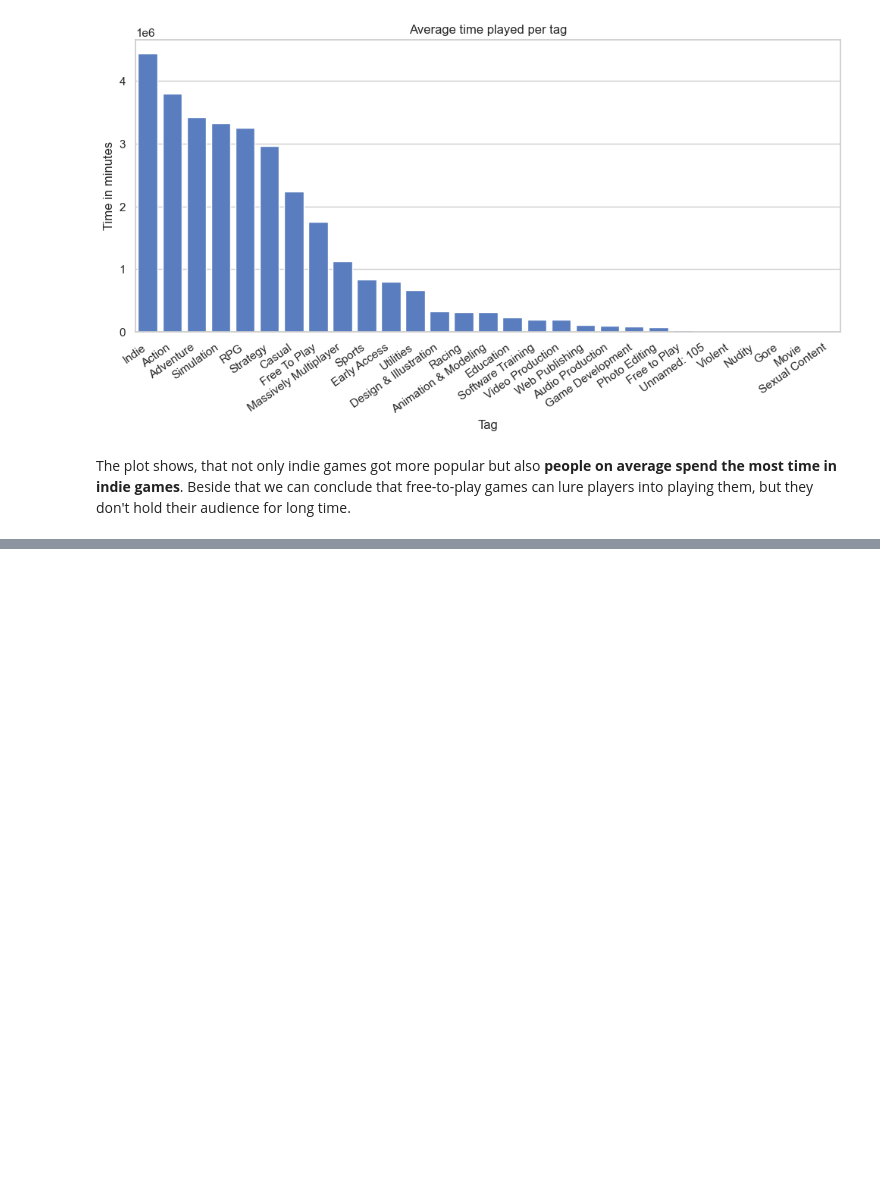
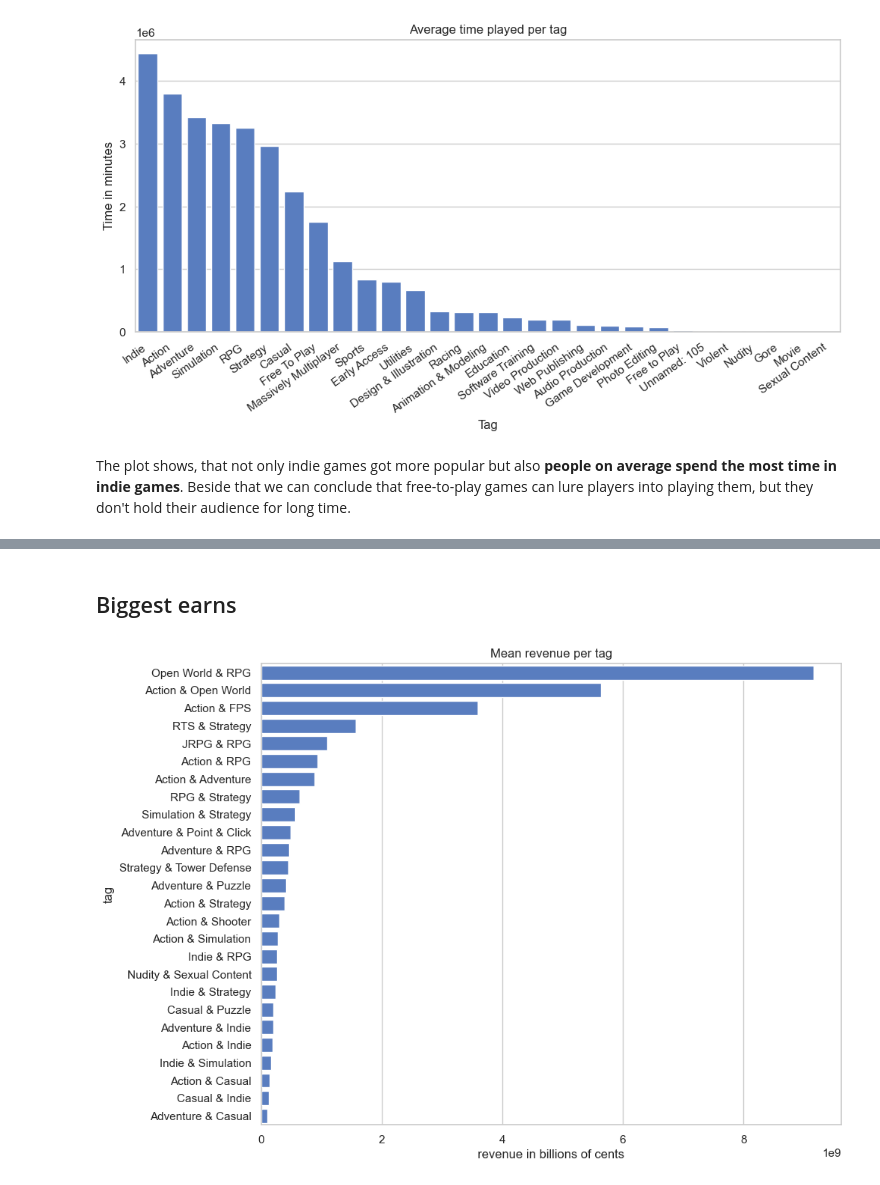
Before and after one commit to maksymkapravyi/steam-data-gathering-and-analysis, a Jupyter notebook: notebooks/steam_data_analysis.ipynb, the cells around one changed output, grey strips where cells are left out. Saved outputs shown, nothing was run; the diff lists cells and outputs as text; code cells hidden in the pictures; blank space fills up the shorter version.

```diff
--- a/notebooks/steam_data_analysis.ipynb
+++ b/notebooks/steam_data_analysis.ipynb
@@ -381,0 +389,17 @@ The skew suggests that __users tend to review games they liked__. It also means
+# %% [markdown]
+## Biggest earns
+# %%
+agg_rules = {col: 'mean' for col in numerical}
+agg_rules['combined_tag'] = 'count'
+tag_stats = df.groupby('combined_tag').agg(agg_rules).rename(columns={'combined_tag': 'game_count'})
+
+plt.figure(figsize=(10,8))
+ax = sns.barplot(data=tag_stats.query('`game_count` > 40 and `initialprice` > 10').sort_values(by="revenue", ascending=False), y='combined_tag', x="revenue")
+ax.set(
+    title="Mean revenue per tag",
+    xlabel="revenue in billions of cents",
+    ylabel="tag"
+)
+plt.show()
+# %% [output]
+[figure, added]
```
Also changed, not shown: parts of 13 cells of this notebook.
